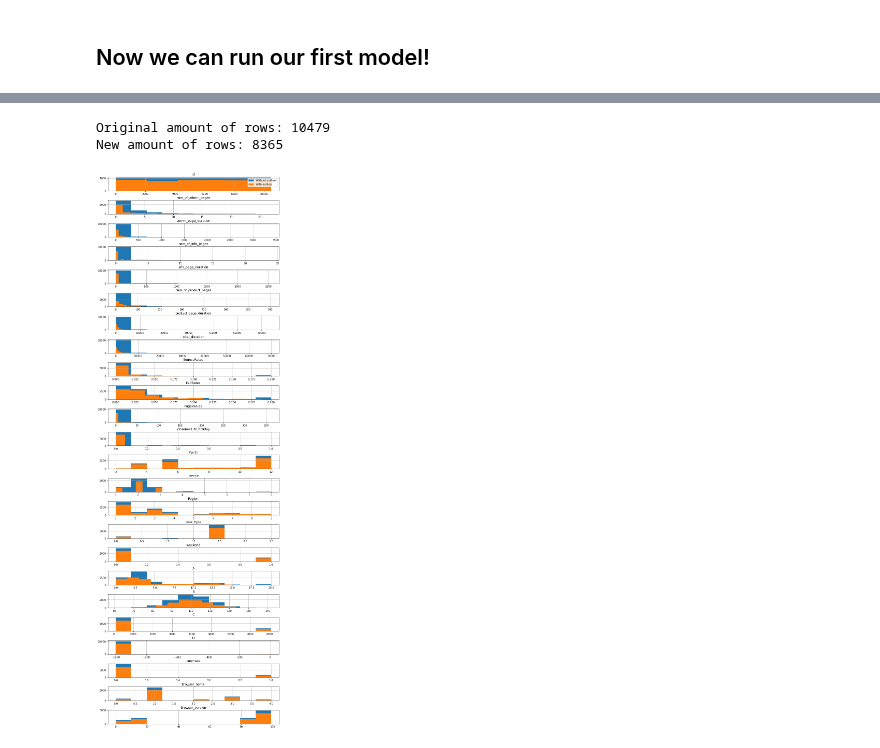
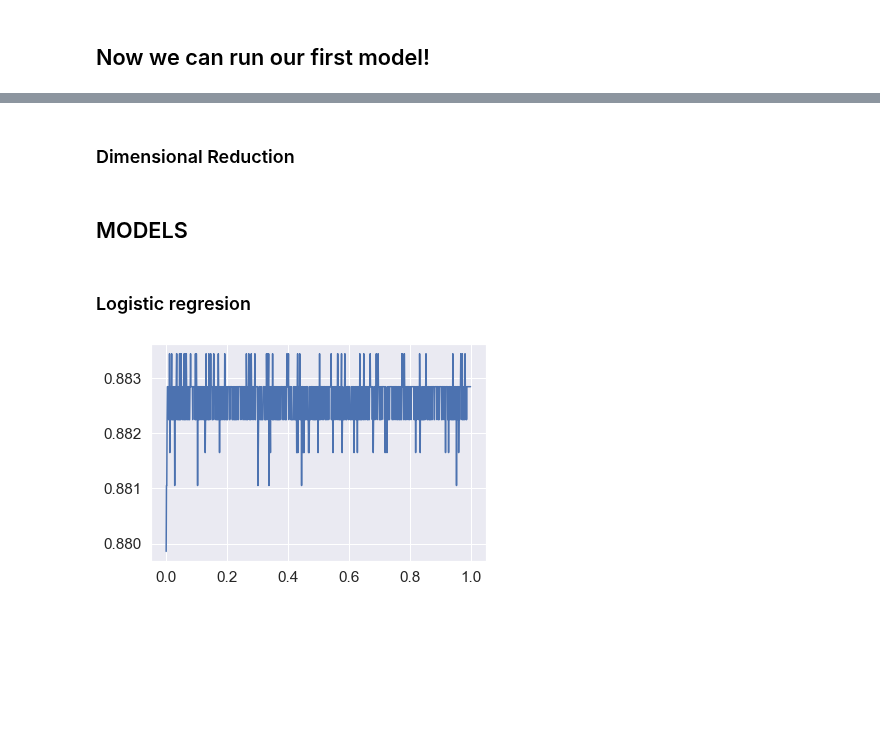
Before and after one commit to mikisegall/ml_final_project, a Jupyter notebook: avi_test.ipynb, the cells around one changed output, grey strips where cells are left out. Cells and saved outputs as stored; diff of their text form; code cells hidden in the pictures; blank space fills up the shorter version.

```diff
--- a/avi_test.ipynb
+++ b/avi_test.ipynb
@@ -460,6 +327,2 @@ data_summary_test.sort_values(by='missing', ascending=False)
-# %%
-new = impute_zscore_test(df)
-# %% [output]
-Original amount of rows: 10479
-New amount of rows: 8365
-[figure, removed]
+# %% [markdown]
+### Dimensional Reduction
@@ -465,0 +331,22 @@ New amount of rows: 8365
+# %% [markdown]
+## MODELS
+# %% [markdown]
+### Logistic regresion
+# %%
+# first choose best c
+
+best_c = 0
+c_list = [p/1000 for p in range(0, 1000)][1:]
+c_score = []
+for c in c_list:
+    lr = LogisticRegression(penalty="l2",max_iter=1000000,solver = "liblinear",C=c)
+    lr.fit(X_train, y_train)
+    score = lr.score(X_test, y_test)
+    c_score.append(score)
+    if score >= max(c_score):
+        best_c = c
+
+plt.plot(c_list, c_score)
+plt.show()
+# %% [output]
+[figure, added]
```
Also changed, not shown: parts of 26 cells of this notebook.
